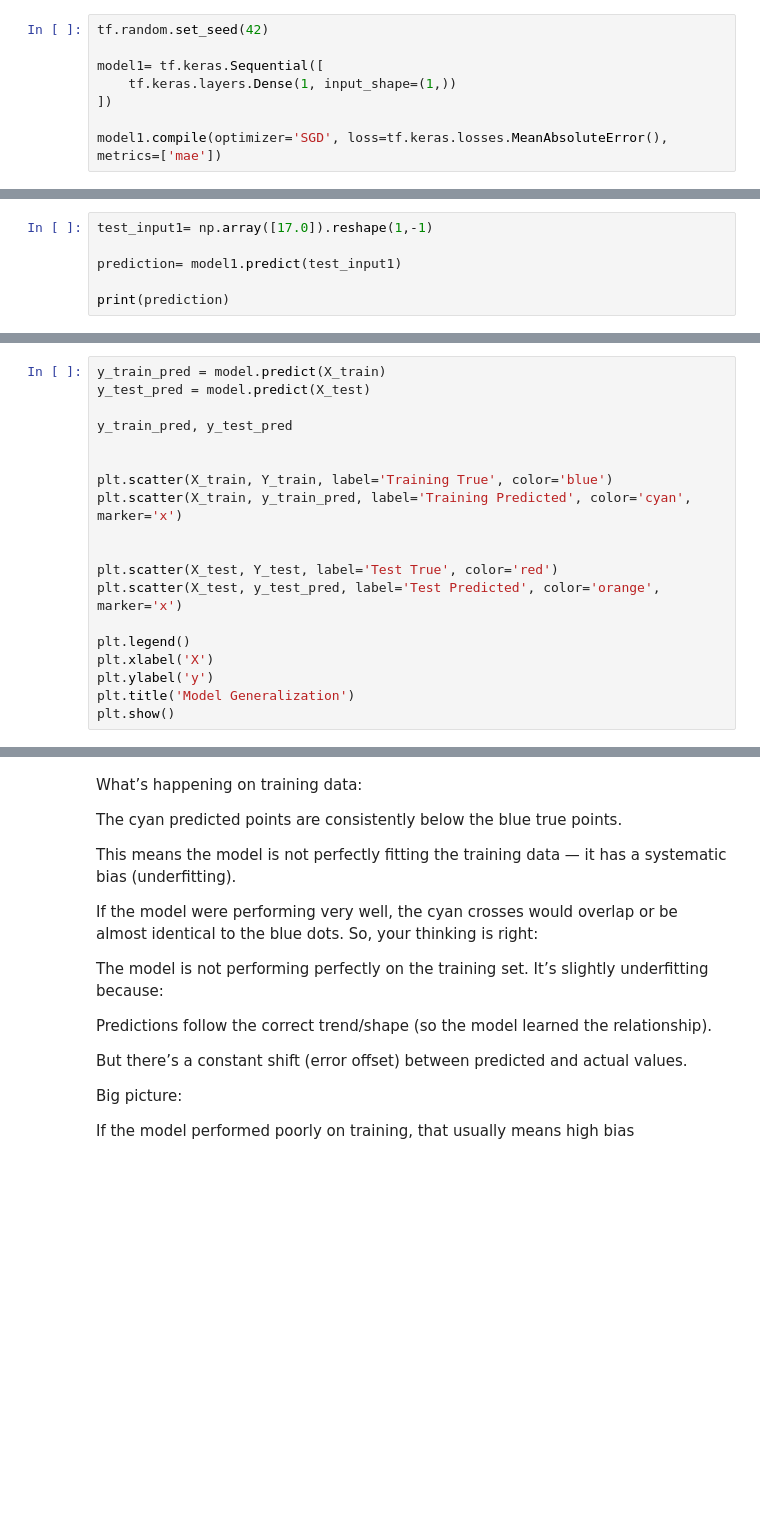
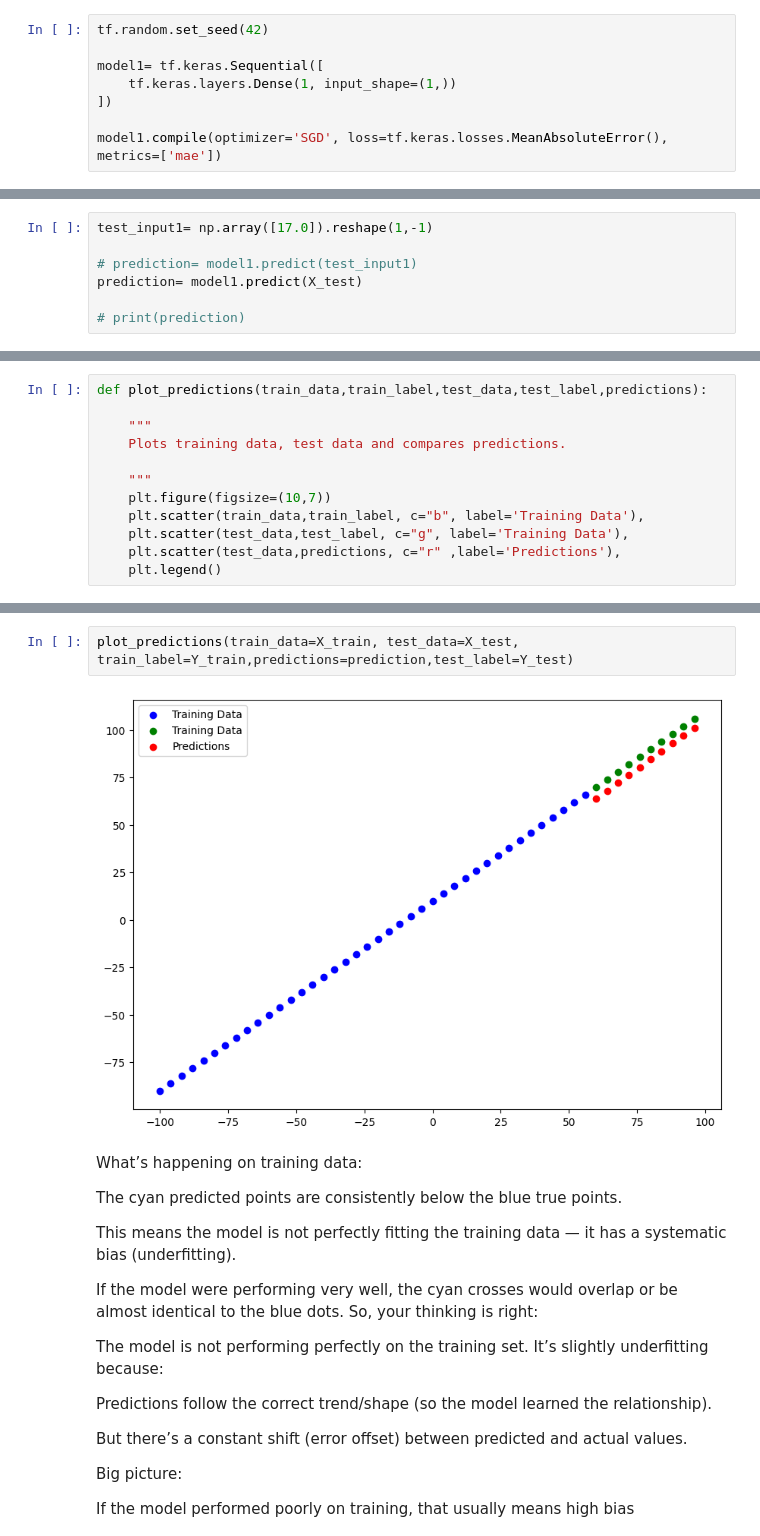
Before and after one commit to Amir-ali-anwar/AI-Learning, a Jupyter notebook: TensorFlow/01_tensorflow_basics/01_neural_network_regression_in_tensorflow.ipynb, the cells around one changed output, grey strips where cells are left out. Saved outputs shown, nothing was run; the diff lists cells and outputs as text; blank space fills up the shorter version.

Commit message:
working on the Regression models

```diff
--- a/TensorFlow/01_tensorflow_basics/01_neural_network_regression_in_tensorflow.ipynb
+++ b/TensorFlow/01_tensorflow_basics/01_neural_network_regression_in_tensorflow.ipynb
@@ -165,6 +326,7 @@ model1.fit(X_train,Y_train, epochs=100, verbose=1)
 # %%
 test_input1= np.array([17.0]).reshape(1,-1)
 
-prediction= model1.predict(test_input1)
+# prediction= model1.predict(test_input1)
+prediction= model1.predict(X_test)
 
-print(prediction)
+# print(prediction)
@@ -171,19 +354,12 @@ print(prediction)
 # %%
-y_train_pred = model.predict(X_train)
-y_test_pred = model.predict(X_test)
+def plot_predictions(train_data,train_label,test_data,test_label,predictions):
 
-y_train_pred, y_test_pred
+    """
+    Plots training data, test data and compares predictions.
 
-
-plt.scatter(X_train, Y_train, label='Training True', color='blue')
-plt.scatter(X_train, y_train_pred, label='Training Predicted', color='cyan', marker='x')
-
-
-plt.scatter(X_test, Y_test, label='Test True', color='red')
-plt.scatter(X_test, y_test_pred, label='Test Predicted', color='orange', marker='x')
-
-plt.legend()
-plt.xlabel('X')
-plt.ylabel('y')
-plt.title('Model Generalization')
-plt.show()
+    """
+    plt.figure(figsize=(10,7))
+    plt.scatter(train_data,train_label, c="b", label='Training Data'),
+    plt.scatter(test_data,test_label, c="g", label='Training Data'),
+    plt.scatter(test_data,predictions, c="r" ,label='Predictions'),
+    plt.legend()
@@ -194,3 +366,7 @@ plt.show()
+# %%
+plot_predictions(train_data=X_train, test_data=X_test, train_label=Y_train,predictions=prediction,test_label=Y_test)
+# %% [output]
+[figure, added]
 # %% [markdown]
 What’s happening on training data:
 
```
Also changed, not shown: parts of 30 cells of this notebook, 1 other file.
